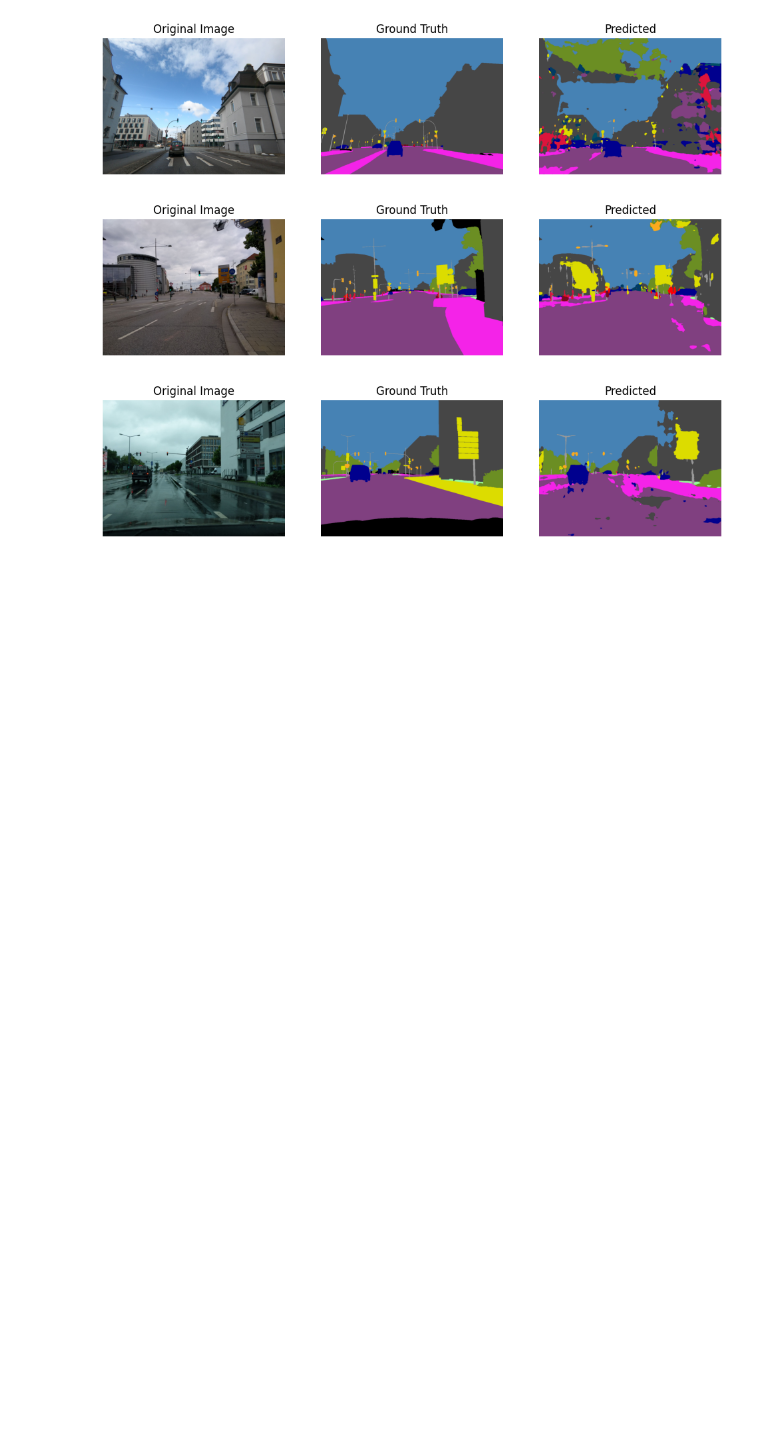
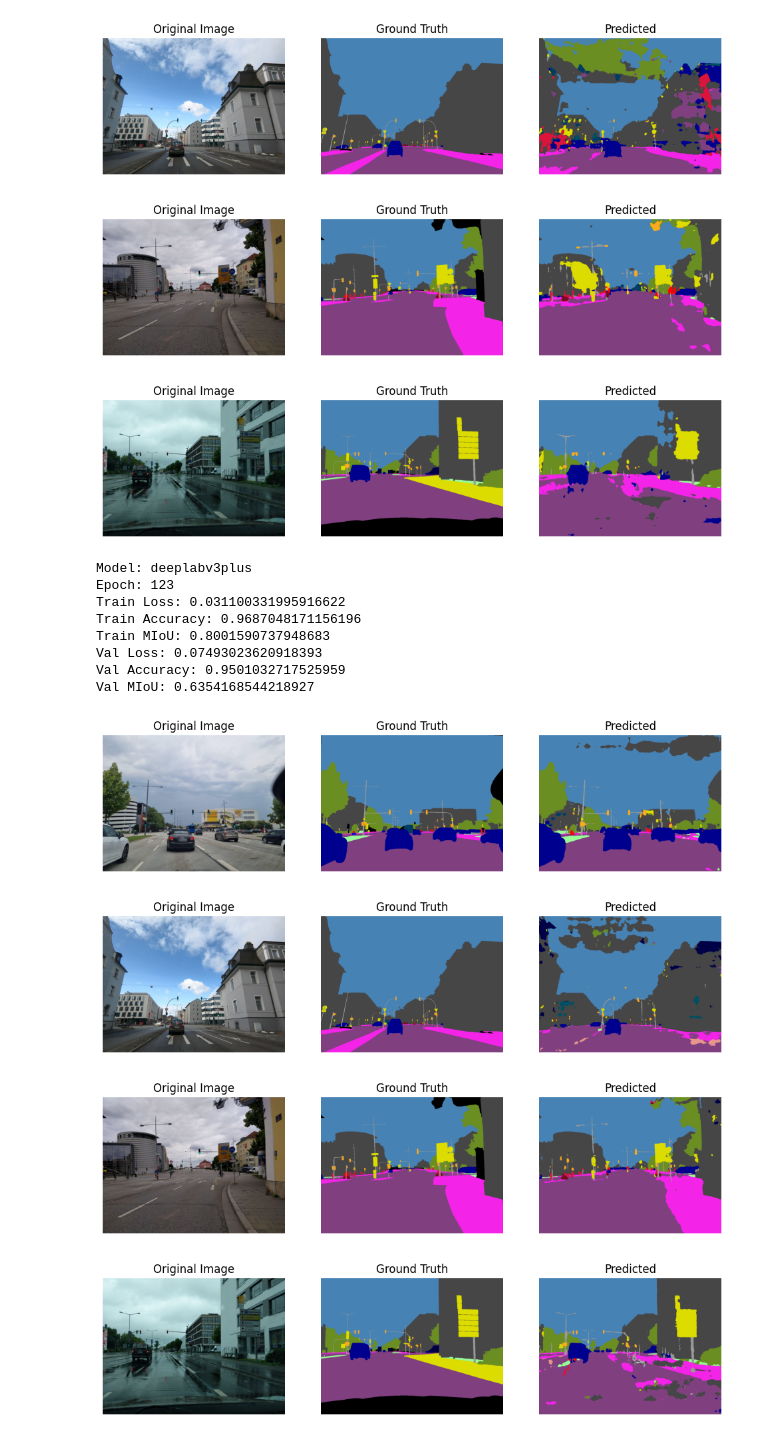
Before and after one commit to lucauhl/Semantic-Segmentation-Traffic-Scenes, a Jupyter notebook: inference_visualisation.ipynb, the cells around one changed output. Drawn from its saved outputs; the diff is of its cells as text; code cells hidden in the pictures; blank space fills up the shorter version.

```diff
--- a/inference_visualisation.ipynb
+++ b/inference_visualisation.ipynb
@@ -297,3 +297,18 @@ Val MIoU: 0.5089366528013779
 [figure]
 [figure]
 [figure]
+# %%
+visualize_cvat_images("deeplab", "deeplab_cityscapes_full_no_pretraining_3270576")
+# %% [output]
+Model: deeplabv3plus
+Epoch: 123
+Train Loss: 0.031100331995916622
+Train Accuracy: 0.9687048171156196
+Train MIoU: 0.8001590737948683
+Val Loss: 0.07493023620918393
+Val Accuracy: 0.9501032717525959
+Val MIoU: 0.6354168544218927
+[figure, added]
+[figure, added]
+[figure, added]
+[figure, added]
```
Also changed, not shown: 1 other file.
